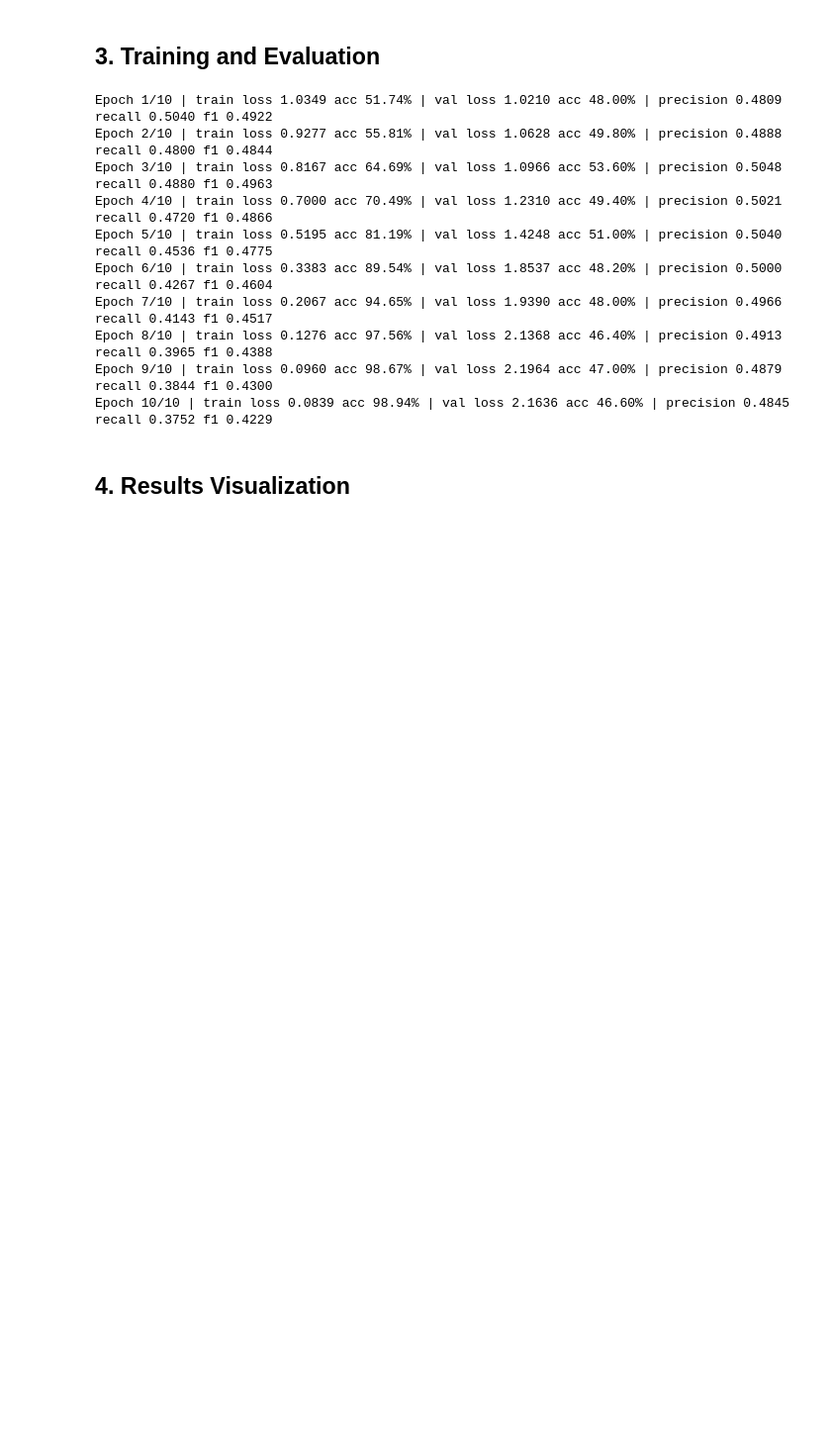
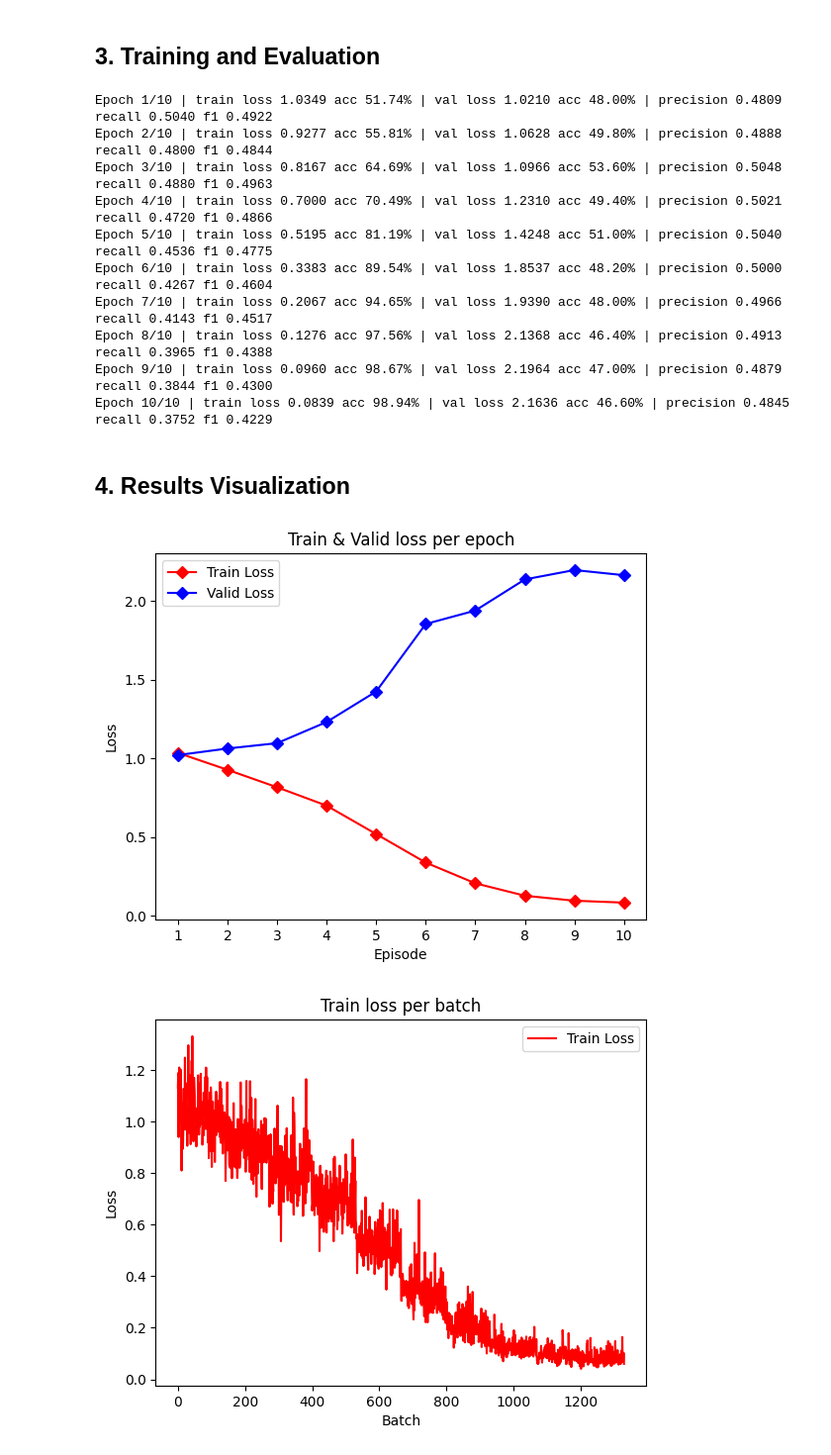
Before and after one commit to stavco9/neuralnetworks-final-project, a Jupyter notebook: ImageClassification.ipynb, the cells around one changed output. Shown at 99% size. Drawn from its saved outputs; the diff is of its cells as text; code cells hidden in the pictures; blank space fills up the shorter version.

Commit message:
added plot metrics

```diff
--- a/ImageClassification.ipynb
+++ b/ImageClassification.ipynb
@@ -614,0 +644,5 @@ plt.show()
+# %%
+plot_graphs(batch_norm_2d_metrics)
+# %% [output]
+[figure, added]
+[figure, added]
```
Also changed, not shown: parts of 4 cells of this notebook.
